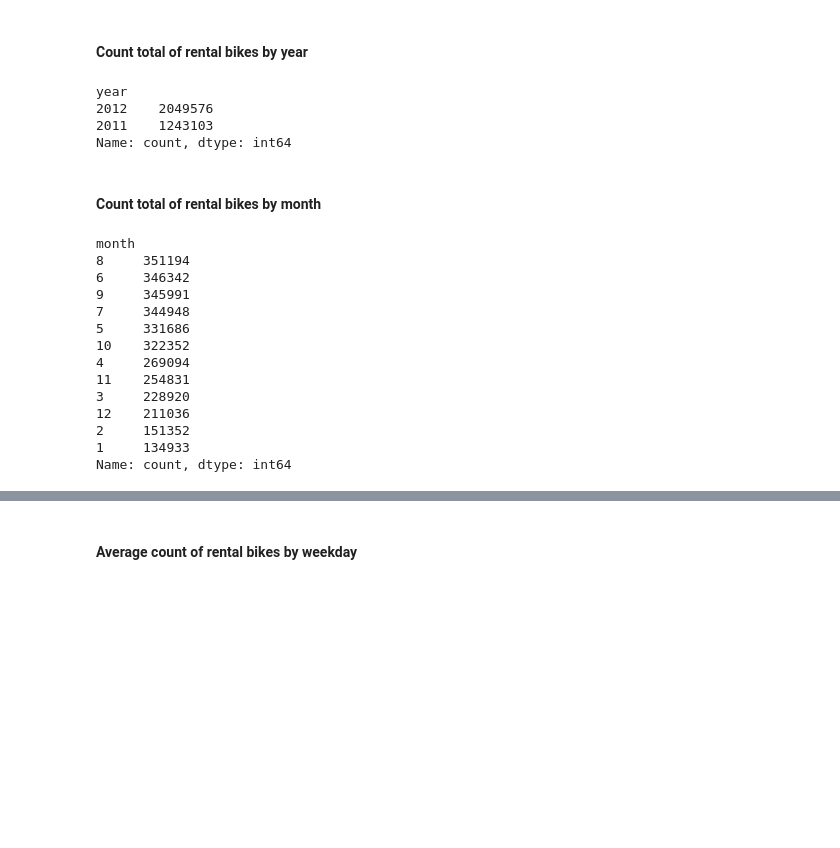
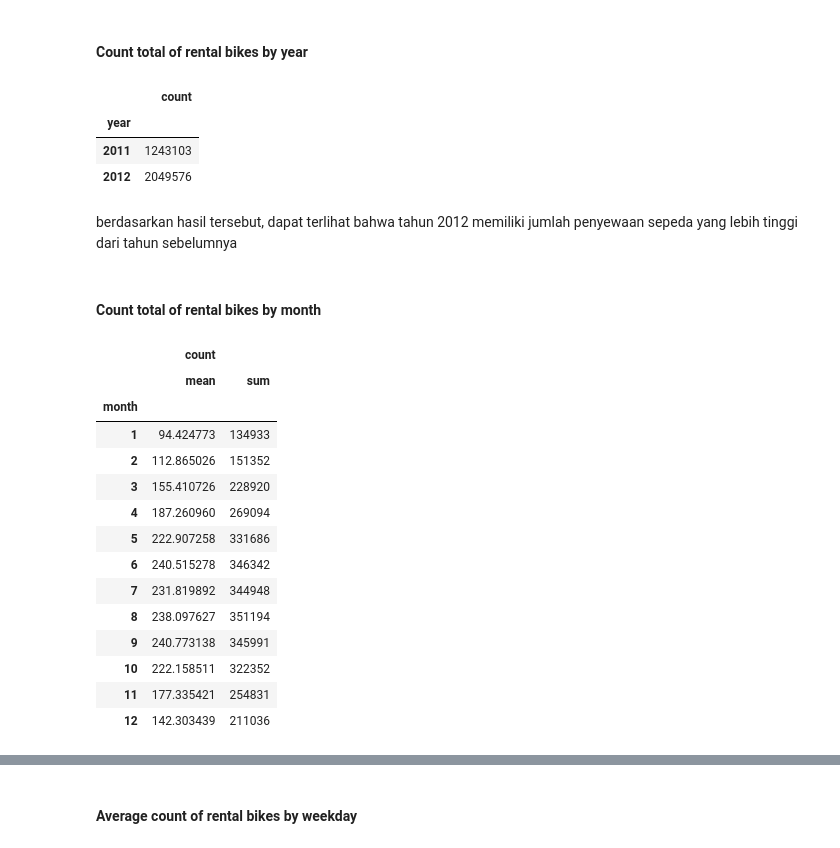
Before and after one commit to Chr1ztt/bike-sharing-analysis, a Jupyter notebook: notebook.ipynb, the cells around one changed output, grey strips where cells are left out. Drawn from its saved outputs; the diff is of its cells as text; code cells hidden in the pictures; blank space fills up the shorter version.

```diff
--- a/notebook.ipynb
+++ b/notebook.ipynb
@@ -204,28 +204,35 @@ hour_df.sample(5)
 # %% [markdown]
 #### Count total of rental bikes by year
 # %%
-hour_df.groupby(by="year")["count"].sum().sort_values(ascending=False)
+hour_df.groupby(by="year").agg({
+  "count" : "sum"
+})
 # %% [output]
-year
-2012    2049576
-2011    1243103
-Name: count, dtype: int64
+|  | count |
+| year |  |
+| 2011 | 1243103 |
+| 2012 | 2049576 |
+# %% [markdown]
+berdasarkan hasil tersebut, dapat terlihat bahwa tahun 2012 memiliki jumlah penyewaan sepeda yang lebih tinggi dari tahun sebelumnya
 # %% [markdown]
 #### Count total of rental bikes by month
 # %%
-hour_df.groupby(by="month")["count"].sum().sort_values(ascending=False)
+hour_df.groupby(by="month").agg({
+  "count" : ["mean", "sum"],
+})
 # %% [output]
-month
-8     351194
-6     346342
-9     345991
-7     344948
-5     331686
-10    322352
-4     269094
-11    254831
-3     228920
-12    211036
-2     151352
-1     134933
-Name: count, dtype: int64
+|  | count |  |
+|  | mean | sum |
+| month |  |  |
+| 1 | 94.424773 | 134933 |
+| 2 | 112.865026 | 151352 |
+| 3 | 155.410726 | 228920 |
+| 4 | 187.260960 | 269094 |
+| 5 | 222.907258 | 331686 |
+| 6 | 240.515278 | 346342 |
+| 7 | 231.819892 | 344948 |
+| 8 | 238.097627 | 351194 |
+| 9 | 240.773138 | 345991 |
+| 10 | 222.158511 | 322352 |
+| 11 | 177.335421 | 254831 |
+| 12 | 142.303439 | 211036 |
```
Also changed, not shown: parts of 25 cells of this notebook, 1 other file.
